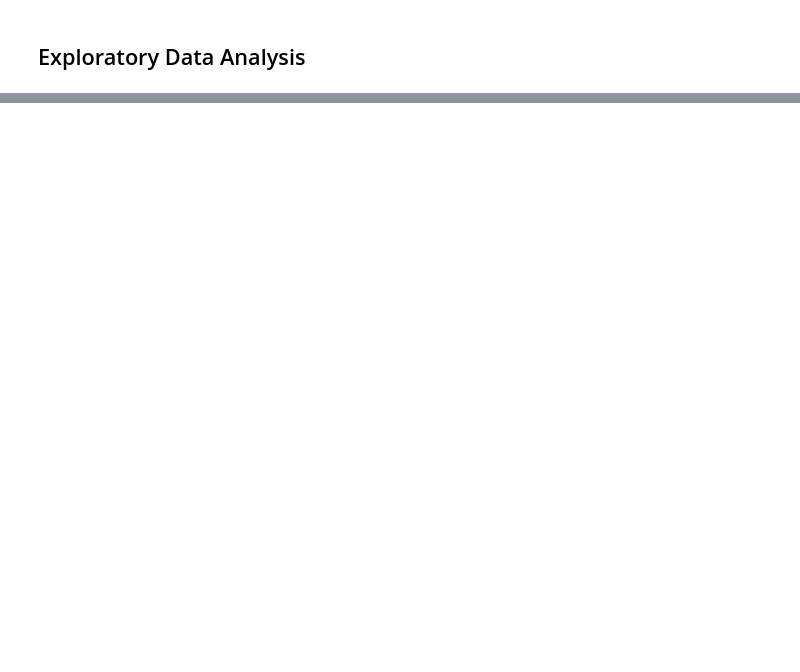
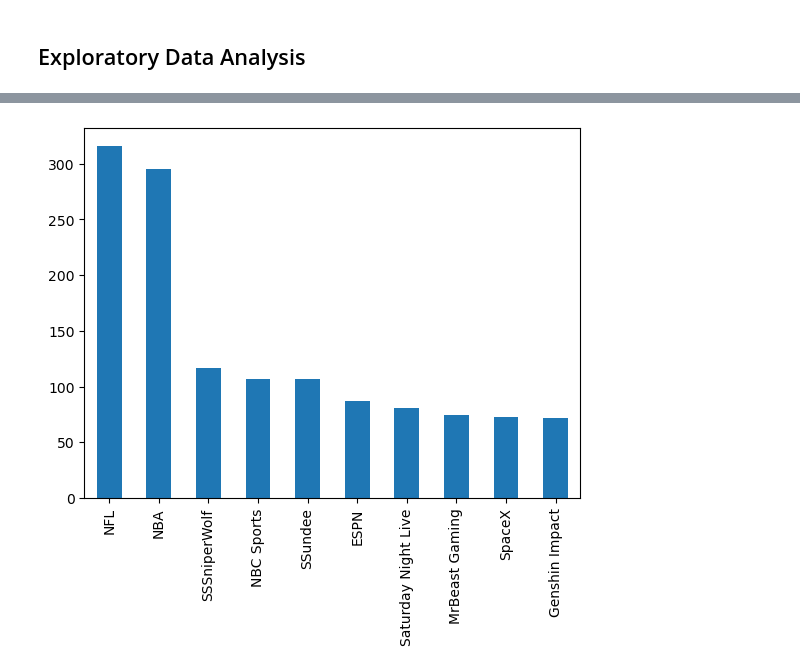
Before and after one commit to VamshiKrishna-1/Youtube_Video_Analysis_and_Prediction, a Jupyter notebook: FinalProject606.ipynb, the cells around one changed output, grey strips where cells are left out. Saved outputs shown, nothing was run; the diff lists cells and outputs as text; code cells hidden in the pictures; blank space fills up the shorter version.

```diff
--- a/FinalProject606.ipynb
+++ b/FinalProject606.ipynb
@@ -402,14 +406,13 @@ Name: categoryId, dtype: object
 # This function converts list to min_max_list as per conditions specified in the above cell
 
 def column_start_end(x: list) -> list:
-    return([min(x), max(x)])
-
+    return [min(x), max(x)]
 
 # Grouping by 'video_id' and aggregating using functions as specified in the above cell
 
 modified_df = data.groupby('video_id').agg({'title':st.mode, 'publishedAt':np.min, 'channelTitle':st.mode, 'categoryId':st.mode,
               'trending_date': column_start_end, 'tags': st.mode, 'likes': column_start_end, 'view_count': column_start_end,
-                'comments_disabled': st.mode, 'ratings_disabled': st.mode}).reset_index()
+                'comment_count': column_start_end, 'comments_disabled': st.mode, 'ratings_disabled': st.mode}).reset_index()
 
 modified_df.head(2)
 # %% [output]
@@ -479,3 +482,8 @@ modified_df['hoursTakenToTrend'] = round((modified_df['trending_date_start'] - m
 modified_df['trendingDaysDuration'] = (modified_df['trending_date_end'] - modified_df['trending_date_start']).dt.days
 # %% [markdown]
 #### Step - 8
+# %%
+# Create new columns `comment_count_start` & `comment_count_end` from `comment_count` column.
+
+modified_df['comment_count_start'] = modified_df['comment_count'].apply(lambda x: min(x))
+modified_df['comment_count_end'] = modified_df['comment_count'].apply(lambda x: max(x))
@@ -482,7 +492,7 @@ modified_df['trendingDaysDuration'] = (modified_df['trending_date_end'] - modifi
 # %%
 # Drop columns trending_date, likes, publishedAt, view_count as they are no longer required.
 
-modified_df.drop(['trending_date', 'likes', 'publishedAt', 'view_count'], axis = 1, inplace = True)
+modified_df.drop(['trending_date', 'likes', 'publishedAt', 'view_count', 'trending_date_start', 'trending_date_end', 'comment_count'], axis = 1, inplace = True)
 # %%
 # Displaying the dataframe after all the changes
 
@@ -545,7 +555,19 @@ final_df.shape
 # %%
-# Converting time in 'videoDuration' column to Seconds
+# Converting time in 'videoDuration' column to minute.seconds format
+
+def sec_to_min(seconds):
+    min_part = str(seconds // 60)
+
+    sec_part = str(seconds % 60).rstrip(' ')
+
+    if len(sec_part) == 1:
+        sec_part = '0' + sec_part
+
+    return float(min_part + '.' + sec_part)
 
 final_df['videoDuration'] = final_df['videoDuration'].apply(lambda x: int(isodate.parse_duration(x).total_seconds()) )
+
+final_df['videoDuration'] = final_df['videoDuration'].apply(lambda x: sec_to_min(x))
 
 # Validating the above changes
 
@@ -662,0 +590,7 @@ sns.histplot(data = data, x = 'like/dislike ratio', y = 'categoryId')
+# %%
+# Top 10 Channels that contain most number of trending videos
+
+final_df['channelTitle'].value_counts(ascending = False)[:10].plot.bar()
+plt.show()
+# %% [output]
+[figure, added]
```
Also changed, not shown: parts of 76 cells of this notebook.
